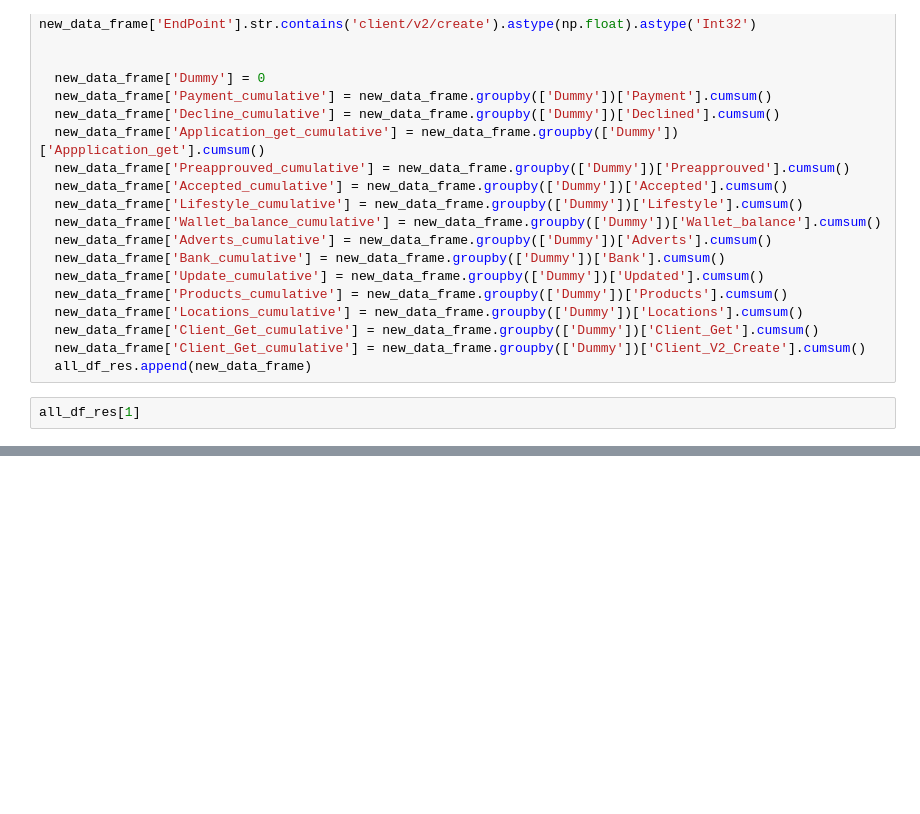
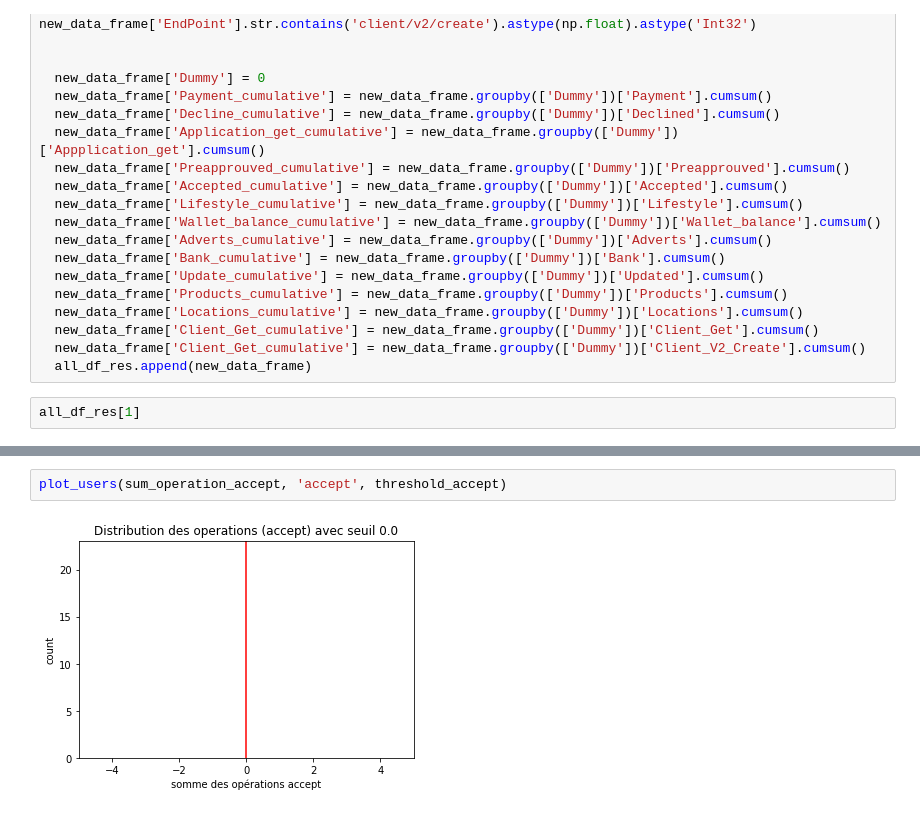
Before and after one commit to pfolaa/fraud_detection, a Jupyter notebook: fraud_detection_01.ipynb, the cells around one changed output, grey strips where cells are left out. Drawn from its saved outputs; the diff is of its cells as text; blank space fills up the shorter version.

```diff
--- a/fraud_detection_01.ipynb
+++ b/fraud_detection_01.ipynb
@@ -2888,0 +3065,4 @@ all_df_res[1]
+# %%
+plot_users(sum_operation_accept, 'accept', threshold_accept)
+# %% [output]
+[figure, added]
```
Also changed, not shown: parts of 124 cells of this notebook.
